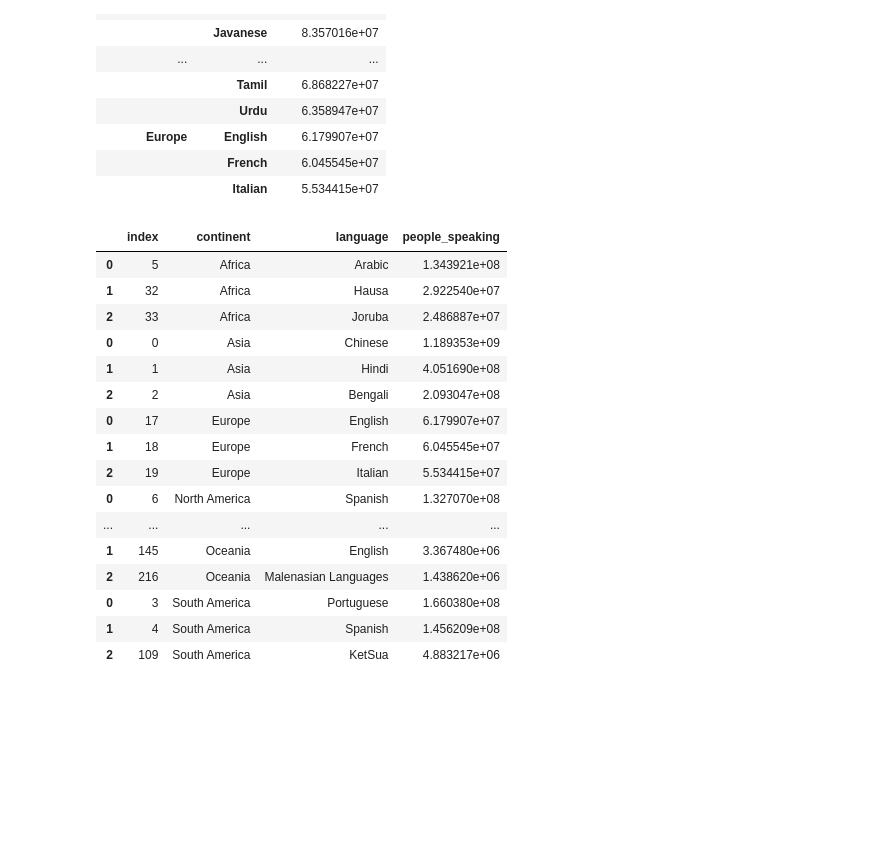
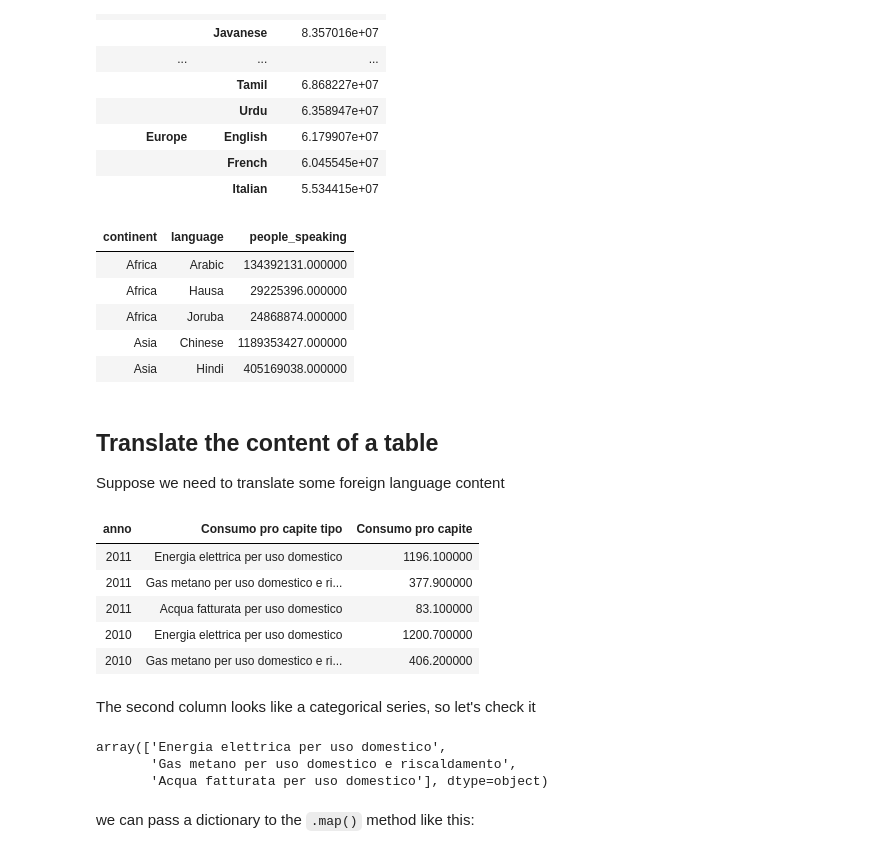
Before and after one commit to noiseOnTheNet/python-post023_jupyter_analitics, a Jupyter notebook: doc/Part_2.ipynb, the cells around one changed output. Drawn from its saved outputs; the diff is of its cells as text; code cells hidden in the pictures; blank space fills up the shorter version.

```diff
--- a/doc/Part_2.ipynb
+++ b/doc/Part_2.ipynb
@@ -420,24 +385,36 @@ languages_spoken_sorted=languages_spoken_sorted.reset_index()
 # %%
 g = languages_spoken_sorted.groupby(["continent"])
 result = []
 for i,subtable in g:
     result.append(subtable.head(3).reset_index())
-pd.concat(result)
+pd.concat(result).head()
 # %% [output]
-|  | index | continent | language | people_speaking |
-| 0 | 5 | Africa | Arabic | 1.343921e+08 |
-| 1 | 32 | Africa | Hausa | 2.922540e+07 |
-| 2 | 33 | Africa | Joruba | 2.486887e+07 |
-| 0 | 0 | Asia | Chinese | 1.189353e+09 |
-| 1 | 1 | Asia | Hindi | 4.051690e+08 |
-| 2 | 2 | Asia | Bengali | 2.093047e+08 |
-| 0 | 17 | Europe | English | 6.179907e+07 |
-| 1 | 18 | Europe | French | 6.045545e+07 |
-| 2 | 19 | Europe | Italian | 5.534415e+07 |
-| 0 | 6 | North America | Spanish | 1.327070e+08 |
-| ... | ... | ... | ... | ... |
-| 1 | 145 | Oceania | English | 3.367480e+06 |
-| 2 | 216 | Oceania | Malenasian Languages | 1.438620e+06 |
-| 0 | 3 | South America | Portuguese | 1.660380e+08 |
-| 1 | 4 | South America | Spanish | 1.456209e+08 |
-| 2 | 109 | South America | KetSua | 4.883217e+06 |
+| continent | language | people_speaking |
+| Africa | Arabic | 134392131.000000 |
+| Africa | Hausa | 29225396.000000 |
+| Africa | Joruba | 24868874.000000 |
+| Asia | Chinese | 1189353427.000000 |
+| Asia | Hindi | 405169038.000000 |
+# %% [markdown]
+## Translate the content of a table
+Suppose we need to translate some foreign language content
+# %%
+resources = pd.read_csv("ds523_consumoacquaenergia.csv",sep=";")
+resources.head()
+# %% [output]
+| anno | Consumo pro capite tipo | Consumo pro capite |
+| 2011 | Energia elettrica per uso domestico | 1196.100000 |
+| 2011 | Gas metano per uso domestico e ri... | 377.900000 |
+| 2011 | Acqua fatturata per uso domestico | 83.100000 |
+| 2010 | Energia elettrica per uso domestico | 1200.700000 |
+| 2010 | Gas metano per uso domestico e ri... | 406.200000 |
+# %% [markdown]
+The second column looks like a categorical series, so let's check it
+# %%
+resources["Consumo pro capite tipo"].unique()
+# %% [output]
+array(['Energia elettrica per uso domestico',
+       'Gas metano per uso domestico e riscaldamento',
+       'Acqua fatturata per uso domestico'], dtype=object)
+# %% [markdown]
+we can pass a dictionary to the `.map()` method like this:
```
Also changed, not shown: parts of 23 cells of this notebook, 5 other files.
